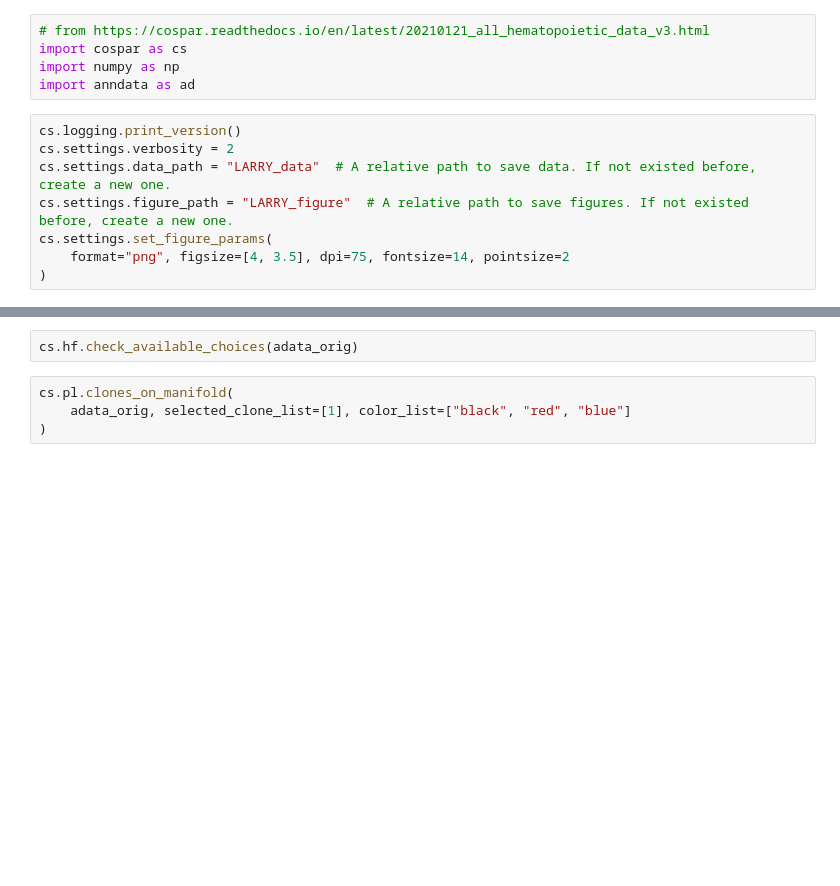
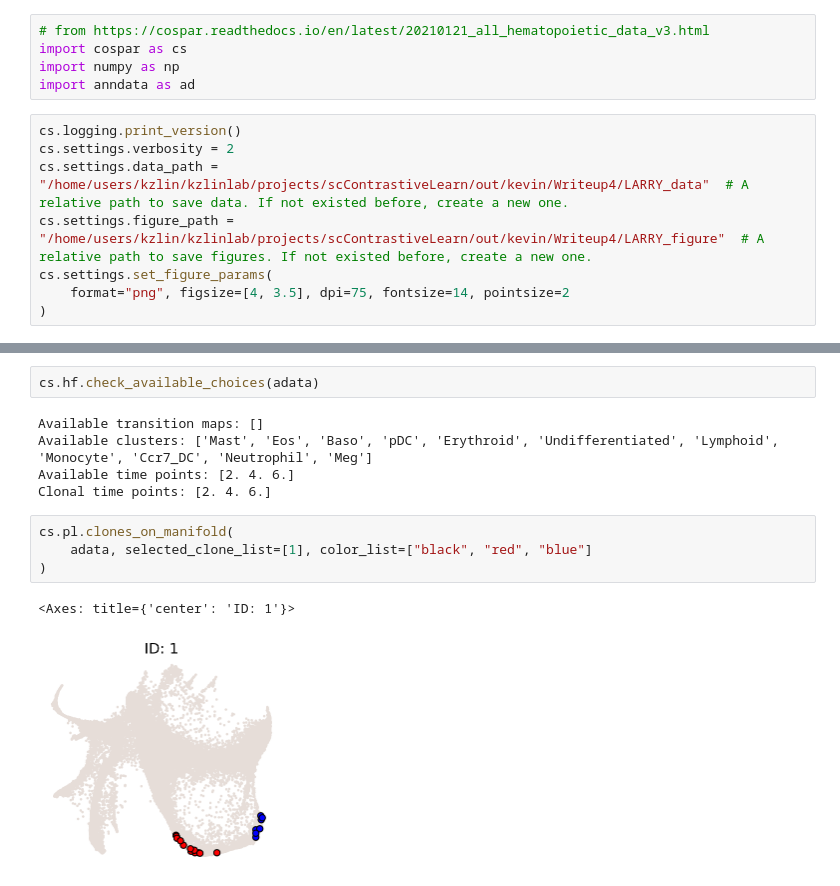
Before and after one commit to SZ-yang/SCSeq_LineageBarcoding, a Jupyter notebook: kevin/Writeup4_cospar/Writeup4_cospar-larry_experiment.ipynb, the cells around one changed output, grey strips where cells are left out. Drawn from its saved outputs; the diff is of its cells as text; blank space fills up the shorter version.

Commit message:
Pushing new graphics?

```diff
--- a/kevin/Writeup4_cospar/Writeup4_cospar-larry_experiment.ipynb
+++ b/kevin/Writeup4_cospar/Writeup4_cospar-larry_experiment.ipynb
@@ -6,8 +6,8 @@ import anndata as ad
 # %%
 cs.logging.print_version()
 cs.settings.verbosity = 2
-cs.settings.data_path = "LARRY_data"  # A relative path to save data. If not existed before, create a new one.
-cs.settings.figure_path = "LARRY_figure"  # A relative path to save figures. If not existed before, create a new one.
+cs.settings.data_path = "/home/users/kzlin/kzlinlab/projects/scContrastiveLearn/out/kevin/Writeup4/LARRY_data"  # A relative path to save data. If not existed before, create a new one.
+cs.settings.figure_path = "/home/users/kzlin/kzlinlab/projects/scContrastiveLearn/out/kevin/Writeup4/LARRY_figure"  # A relative path to save figures. If not existed before, create a new one.
 cs.settings.set_figure_params(
     format="png", figsize=[4, 3.5], dpi=75, fontsize=14, pointsize=2
 )
@@ -25,7 +32,15 @@ cs.pl.embedding(adata, color="state_info")
 # %%
-cs.hf.check_available_choices(adata_orig)
+cs.hf.check_available_choices(adata)
+# %% [output]
+Available transition maps: []
+Available clusters: ['Mast', 'Eos', 'Baso', 'pDC', 'Erythroid', 'Undifferentiated', 'Lymphoid', 'Monocyte', 'Ccr7_DC', 'Neutrophil', 'Meg']
+Available time points: [2. 4. 6.]
+Clonal time points: [2. 4. 6.]
 # %%
 cs.pl.clones_on_manifold(
-    adata_orig, selected_clone_list=[1], color_list=["black", "red", "blue"]
+    adata, selected_clone_list=[1], color_list=["black", "red", "blue"]
 )
+# %% [output]
+<Axes: title={'center': 'ID: 1'}>
+[figure, added]
 # %%
```
Also changed, not shown: parts of 7 cells of this notebook, 4 other files.
